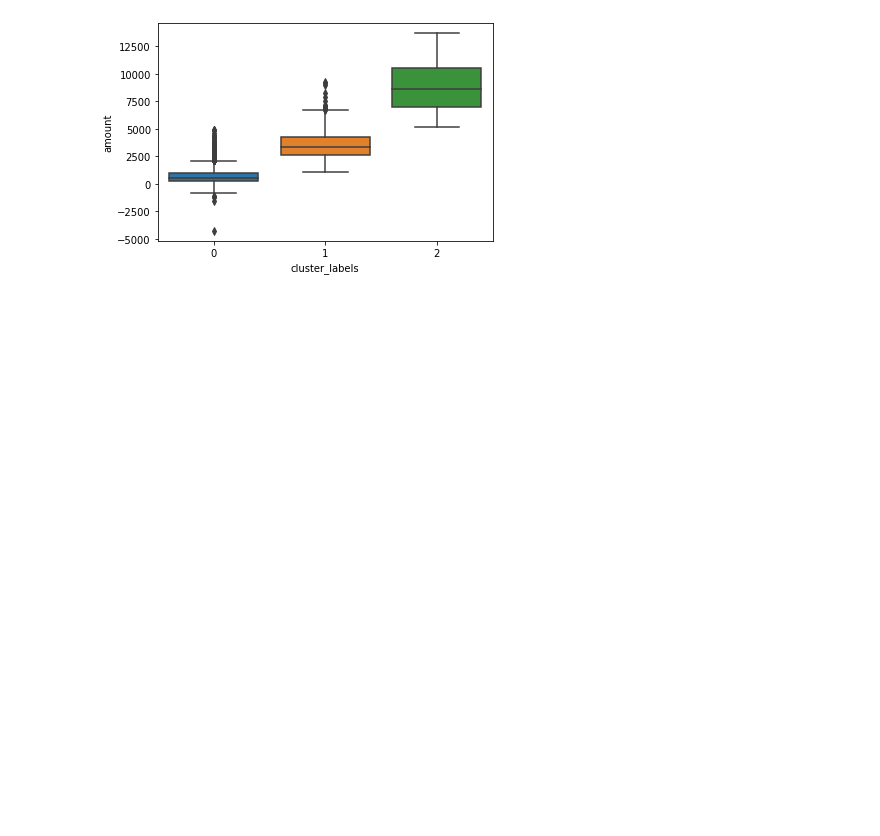
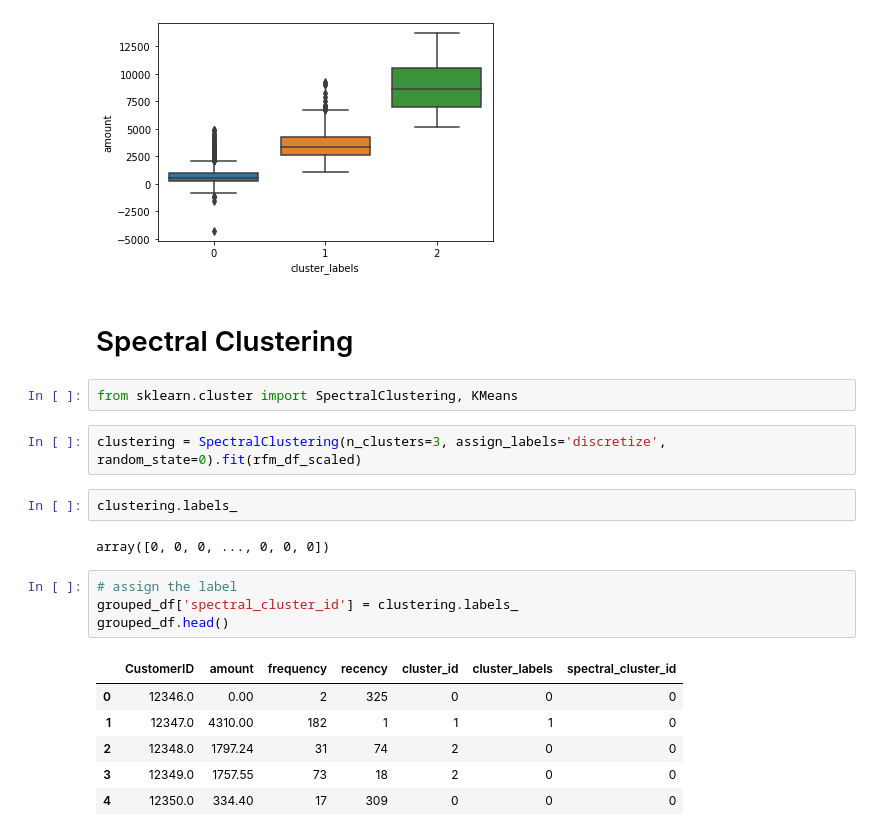
Before and after one commit to pavithranair/Clustering-Techniques, a Jupyter notebook: Clustering.ipynb, the cells around one changed output. Cells and saved outputs as stored; diff of their text form; blank space fills up the shorter version.

```diff
--- a/Clustering.ipynb
+++ b/Clustering.ipynb
@@ -377,3 +377,24 @@ sns.boxplot(x='cluster_labels', y='amount', data=grouped_df)
 # %% [output]
 <matplotlib.axes._subplots.AxesSubplot at 0x...>
 [figure]
+# %% [markdown]
+# Spectral Clustering
+# %%
+from sklearn.cluster import SpectralClustering, KMeans
+# %%
+clustering = SpectralClustering(n_clusters=3, assign_labels='discretize', random_state=0).fit(rfm_df_scaled)
+# %%
+clustering.labels_
+# %% [output]
+array([0, 0, 0, ..., 0, 0, 0])
+# %%
+# assign the label
+grouped_df['spectral_cluster_id'] = clustering.labels_
+grouped_df.head()
+# %% [output]
+|  | CustomerID | amount | frequency | recency | cluster_id | cluster_labels | spectral_cluster_id |
+| 0 | 12346.0 | 0.00 | 2 | 325 | 0 | 0 | 0 |
+| 1 | 12347.0 | 4310.00 | 182 | 1 | 1 | 1 | 0 |
+| 2 | 12348.0 | 1797.24 | 31 | 74 | 2 | 0 | 0 |
+| 3 | 12349.0 | 1757.55 | 73 | 18 | 2 | 0 | 0 |
+| 4 | 12350.0 | 334.40 | 17 | 309 | 0 | 0 | 0 |
```
Also changed, not shown: parts of 5 cells of this notebook.
